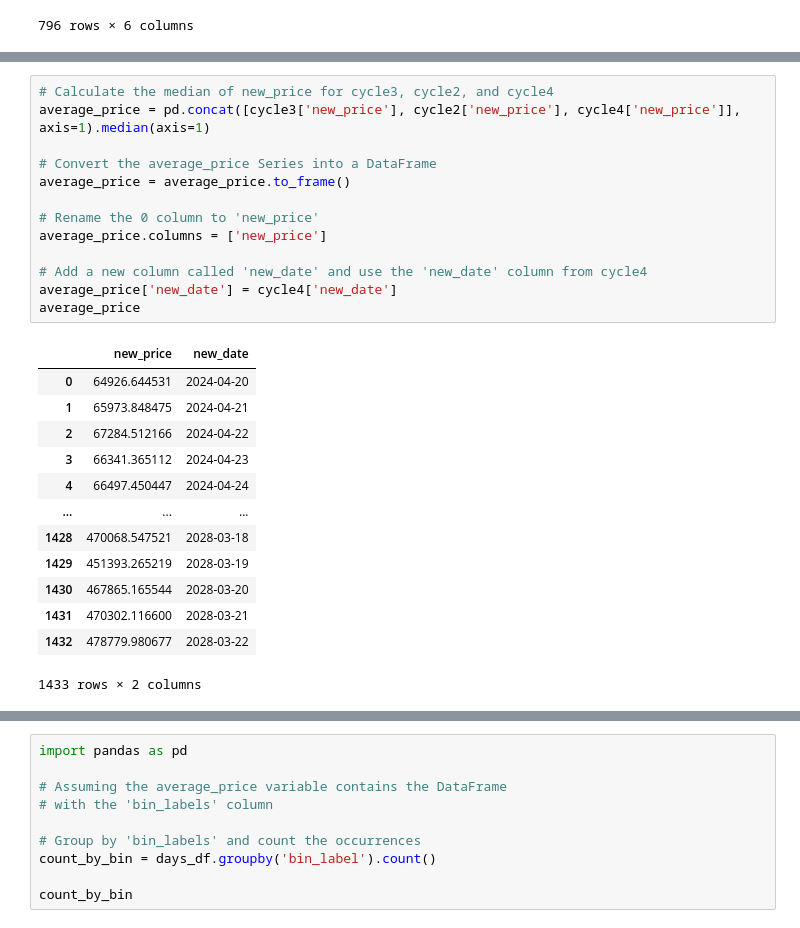
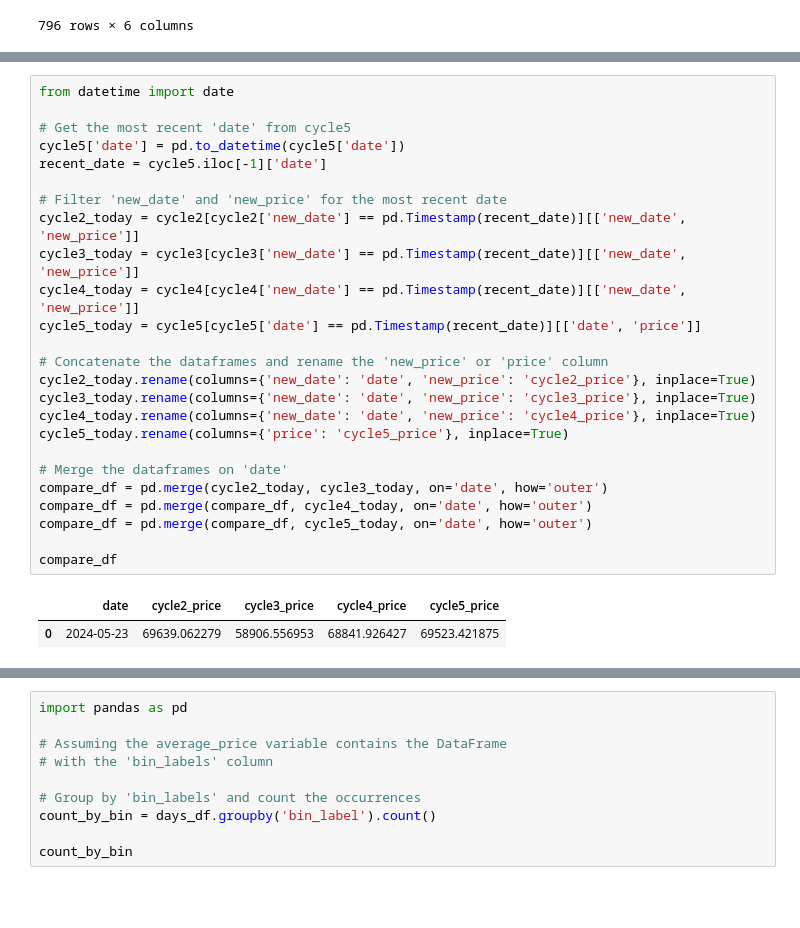
Before and after one commit to guevarch/BitcoinFinal, a Jupyter notebook: map2.ipynb, the cells around one changed output, grey strips where cells are left out. Saved outputs shown, nothing was run; the diff lists cells and outputs as text; blank space fills up the shorter version.

```diff
--- a/map2.ipynb
+++ b/map2.ipynb
@@ -230,30 +222,31 @@ fig.update_yaxes(type='log')
 
 # Show the plot
 fig.show()
-# %%
-# Calculate the median of new_price for cycle3, cycle2, and cycle4
-average_price = pd.concat([cycle3['new_price'], cycle2['new_price'], cycle4['new_price']], axis=1).median(axis=1)
-
-# Convert the average_price Series into a DataFrame
-average_price = average_price.to_frame()
-
-# Rename the 0 column to 'new_price'
-average_price.columns = ['new_price']
-
-# Add a new column called 'new_date' and use the 'new_date' column from cycle4
-average_price['new_date'] = cycle4['new_date']
-average_price
-# %% [output]
-|  | new_price | new_date |
-| 0 | 64926.644531 | 2024-04-20 |
-| 1 | 65973.848475 | 2024-04-21 |
-| 2 | 67284.512166 | 2024-04-22 |
-| 3 | 66341.365112 | 2024-04-23 |
-| 4 | 66497.450447 | 2024-04-24 |
-| ... | ... | ... |
-| 1428 | 470068.547521 | 2028-03-18 |
-| 1429 | 451393.265219 | 2028-03-19 |
-| 1430 | 467865.165544 | 2028-03-20 |
-| 1431 | 470302.116600 | 2028-03-21 |
-| 1432 | 478779.980677 | 2028-03-22 |
-1433 rows × 2 columns
+# %%
+from datetime import date
+
+# Get the most recent 'date' from cycle5
+cycle5['date'] = pd.to_datetime(cycle5['date'])
+recent_date = cycle5.iloc[-1]['date']
+
+# Filter 'new_date' and 'new_price' for the most recent date
+cycle2_today = cycle2[cycle2['new_date'] == pd.Timestamp(recent_date)][['new_date', 'new_price']]
+cycle3_today = cycle3[cycle3['new_date'] == pd.Timestamp(recent_date)][['new_date', 'new_price']]
+cycle4_today = cycle4[cycle4['new_date'] == pd.Timestamp(recent_date)][['new_date', 'new_price']]
+cycle5_today = cycle5[cycle5['date'] == pd.Timestamp(recent_date)][['date', 'price']]
+
+# Concatenate the dataframes and rename the 'new_price' or 'price' column
+cycle2_today.rename(columns={'new_date': 'date', 'new_price': 'cycle2_price'}, inplace=True)
+cycle3_today.rename(columns={'new_date': 'date', 'new_price': 'cycle3_price'}, inplace=True)
+cycle4_today.rename(columns={'new_date': 'date', 'new_price': 'cycle4_price'}, inplace=True)
+cycle5_today.rename(columns={'price': 'cycle5_price'}, inplace=True)
+
+# Merge the dataframes on 'date'
+compare_df = pd.merge(cycle2_today, cycle3_today, on='date', how='outer')
+compare_df = pd.merge(compare_df, cycle4_today, on='date', how='outer')
+compare_df = pd.merge(compare_df, cycle5_today, on='date', how='outer')
+
+compare_df
+# %% [output]
+|  | date | cycle2_price | cycle3_price | cycle4_price | cycle5_price |
+| 0 | 2024-05-23 | 69639.062279 | 58906.556953 | 68841.926427 | 69523.421875 |
```
Also changed, not shown: parts of 8 cells of this notebook.
